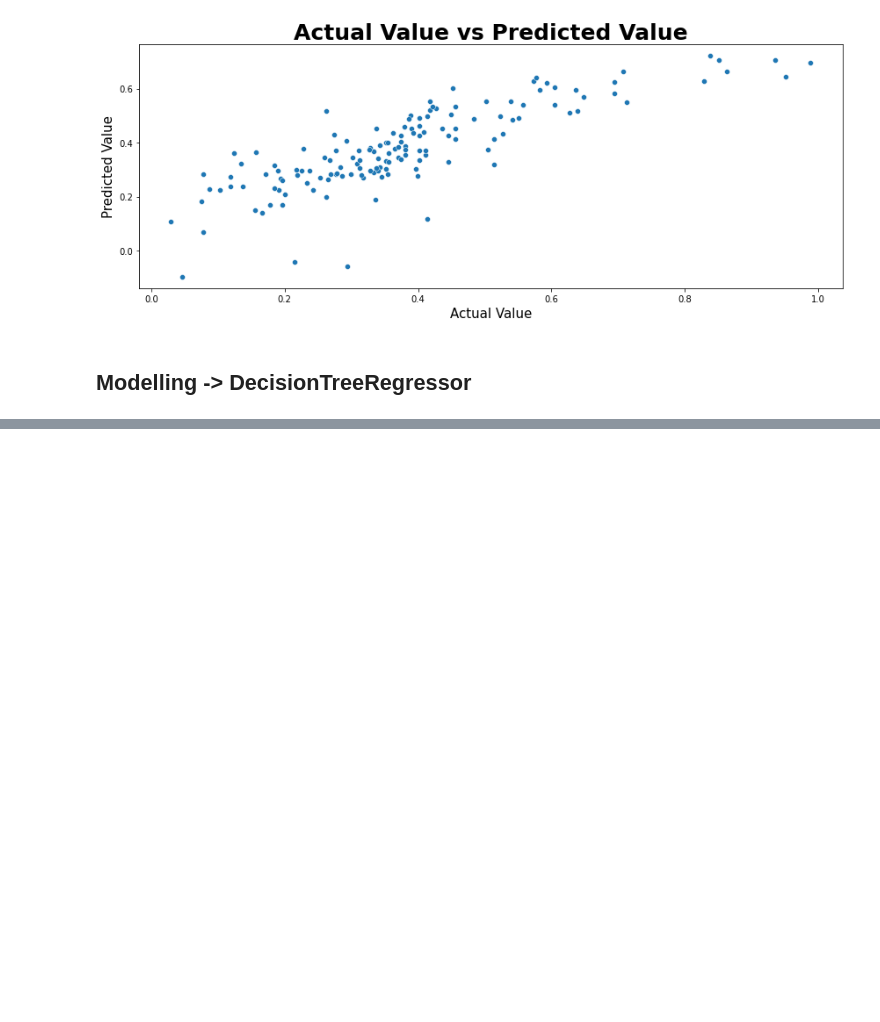
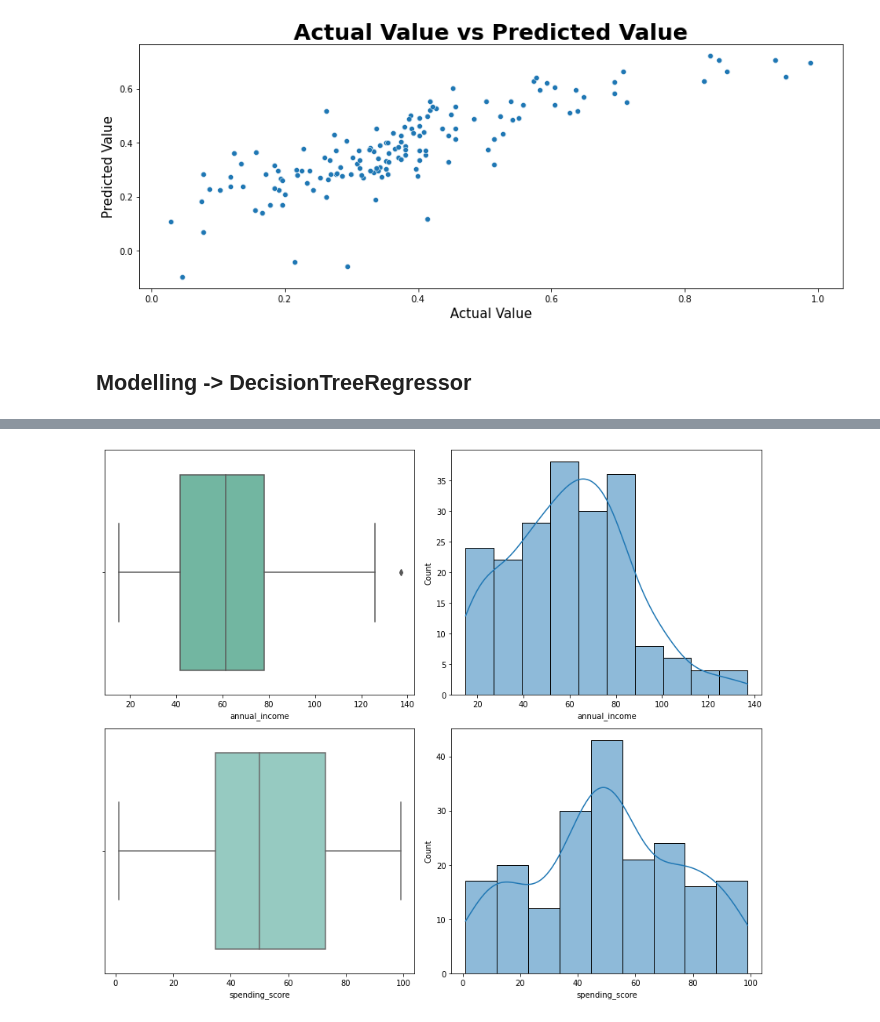
Before and after one commit to UsepSyaikalArifin/Application-File-PT-Bukit-Makmur-Mandiri-Utama-BUMA-, a Jupyter notebook: Kelas Fundamental/Machine Learning With Python for Beginner/Jupyter Notebook/main.ipynb, the cells around one changed output, grey strips where cells are left out. Drawn from its saved outputs; the diff is of its cells as text; code cells hidden in the pictures; blank space fills up the shorter version.

Commit message:
Finish Unsupervised Learning

```diff
--- a/Kelas Fundamental/Machine Learning With Python for Beginner/Jupyter Notebook/main.ipynb
+++ b/Kelas Fundamental/Machine Learning With Python for Beginner/Jupyter Notebook/main.ipynb
@@ -656,0 +661,13 @@ Mean Absolute Error = 0.06902121579225298
+# %%
+import pandas as pd
+from IPython.display import display
+
+dataset = pd.read_csv("https://dqlab-dataset.s3-ap-southeast-1.amazonaws.com/pythonTutorial/mall_customers.csv")
+# dataset.to_csv(r"D:\Usep Syaikal Arifin\Computer Programming\Application File\Application-File-PT-Bukit-Makmur-Mandiri-Utama-BUMA-\Kelas Fundamental\Machine Learning With Python for Beginner\File Dokumentasi\File CSV\mall_customers.csv", index=None, header=True)
+# dataset.to_excel(r"D:\Usep Syaikal Arifin\Computer Programming\Application File\Application-File-PT-Bukit-Makmur-Mandiri-Utama-BUMA-\Kelas Fundamental\Machine Learning With Python for Beginner\File Dokumentasi\File Excel\mall_customers.xlsx", index=None, header=True)
+print("Shape of Dataset = %d Baris & %d Kolom"%dataset.shape)
+print("Informasi Dataset :")
+display(dataset.info())
+print("Statistik Dasar Dataset :")
+display(dataset.describe())
+display(dataset.head())
@@ -656,0 +706,14 @@ Mean Absolute Error = 0.06902121579225298
+# %%
+import matplotlib.pyplot as plt
+import seaborn as sns
+
+features_columns = ["annual_income","spending_score"]
+fig, axs = plt.subplots(2, 2, figsize=(12, 10))
+for i, column in enumerate(features_columns):
+    color = sns.color_palette("Set{}".format(i+2))
+    sns.boxplot(x=column, data = dataset, ax=axs[i][0], palette=color)
+    sns.histplot(data = dataset, x=column, ax=axs[i][1], palette=color, kde=True)
+plt.tight_layout()
+plt.show()
+# %% [output]
+[figure, added]
```
Also changed, not shown: parts of 10 cells of this notebook, 2 other files.
